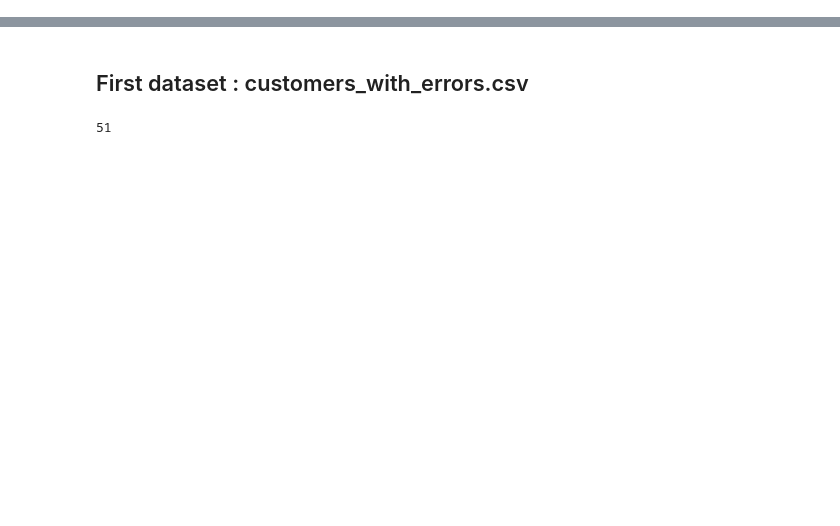
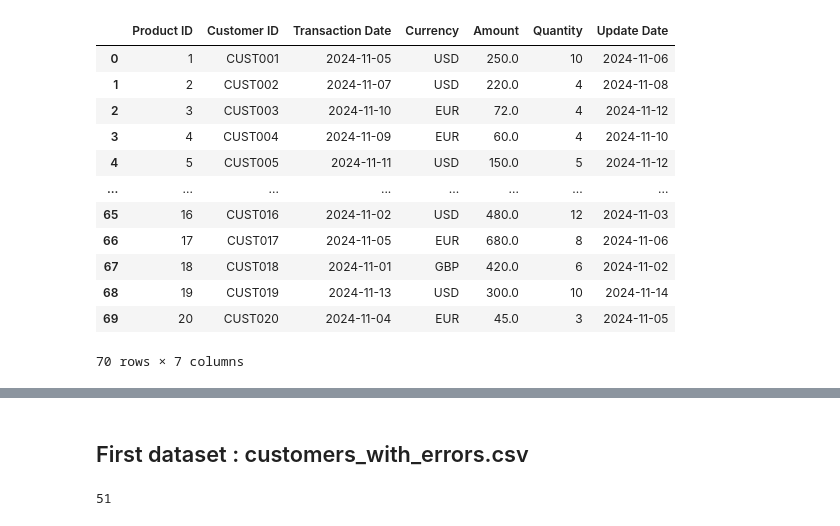
Before and after one commit to Chelsie1234/data-quality, a Jupyter notebook: Data management Homework assignment.ipynb, the cells around one changed output, grey strips where cells are left out. Cells and saved outputs as stored; diff of their text form; code cells hidden in the pictures; blank space fills up the shorter version.

```diff
--- a/Data management Homework assignment.ipynb
+++ b/Data management Homework assignment.ipynb
@@ -5,3 +5,17 @@ customers_with_errors= pd.read_csv("/Users/salmatarifa/Downloads/ST2DMG data qua
 # %%
-deco_sales=pd.read_csv("/Users/salmatarifa/Downloads/ST2DMG data quality exercice/deco_sales")
+deco_sales = pd.read_csv("datasets/deco_sales")
+# %% [output]
+|  | Product ID | Customer ID | Transaction Date | Currency | Amount | Quantity | Update Date |
+| 0 | 1 | CUST001 | 2024-11-05 | USD | 250.0 | 10 | 2024-11-06 |
+| 1 | 2 | CUST002 | 2024-11-07 | USD | 220.0 | 4 | 2024-11-08 |
+| 2 | 3 | CUST003 | 2024-11-10 | EUR | 72.0 | 4 | 2024-11-12 |
+| 3 | 4 | CUST004 | 2024-11-09 | EUR | 60.0 | 4 | 2024-11-10 |
+| 4 | 5 | CUST005 | 2024-11-11 | USD | 150.0 | 5 | 2024-11-12 |
+| ... | ... | ... | ... | ... | ... | ... | ... |
+| 65 | 16 | CUST016 | 2024-11-02 | USD | 480.0 | 12 | 2024-11-03 |
+| 66 | 17 | CUST017 | 2024-11-05 | EUR | 680.0 | 8 | 2024-11-06 |
+| 67 | 18 | CUST018 | 2024-11-01 | GBP | 420.0 | 6 | 2024-11-02 |
+| 68 | 19 | CUST019 | 2024-11-13 | USD | 300.0 | 10 | 2024-11-14 |
+| 69 | 20 | CUST020 | 2024-11-04 | EUR | 45.0 | 3 | 2024-11-05 |
+70 rows × 7 columns
 # %%
```
Also changed, not shown: parts of 2 cells of this notebook.
